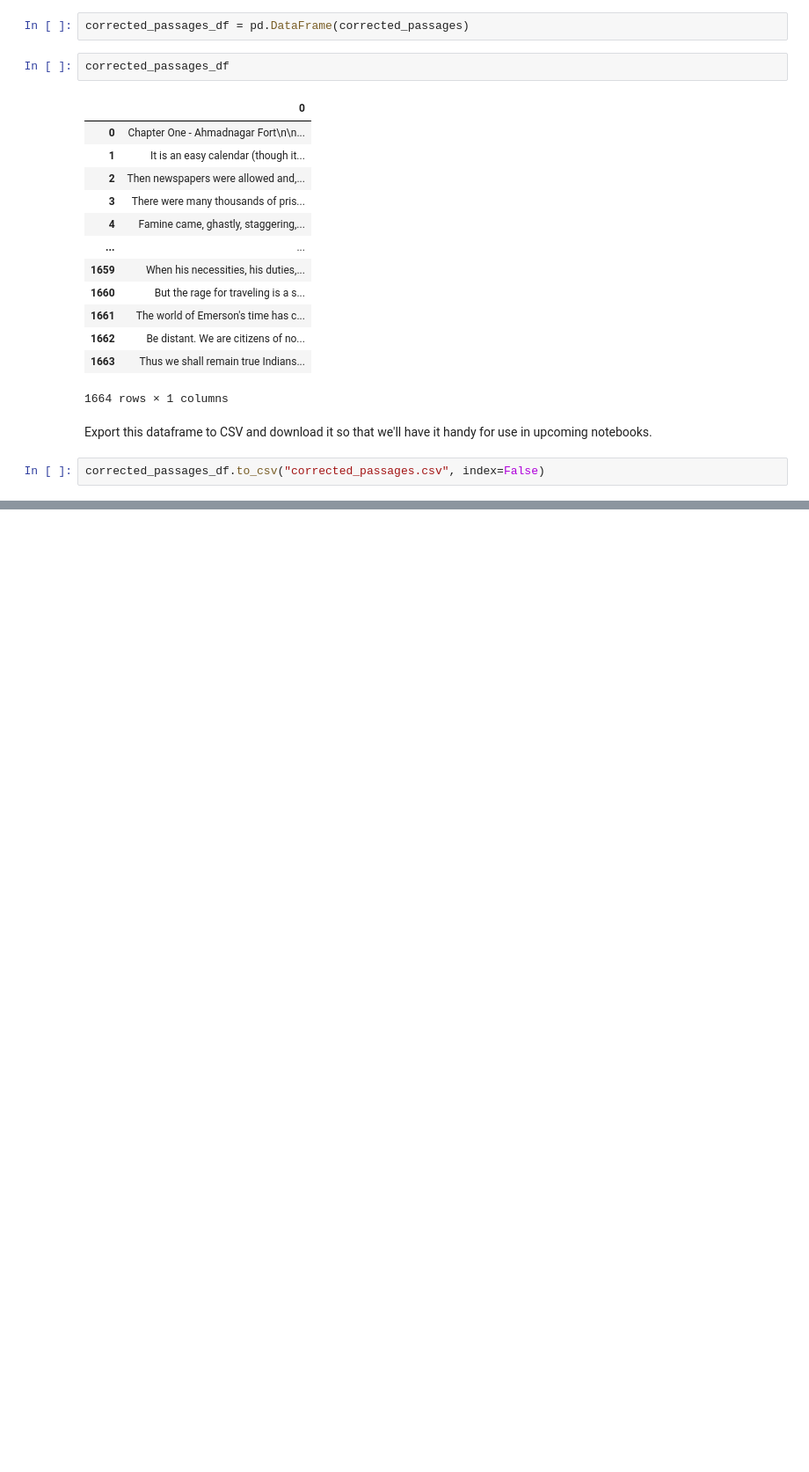
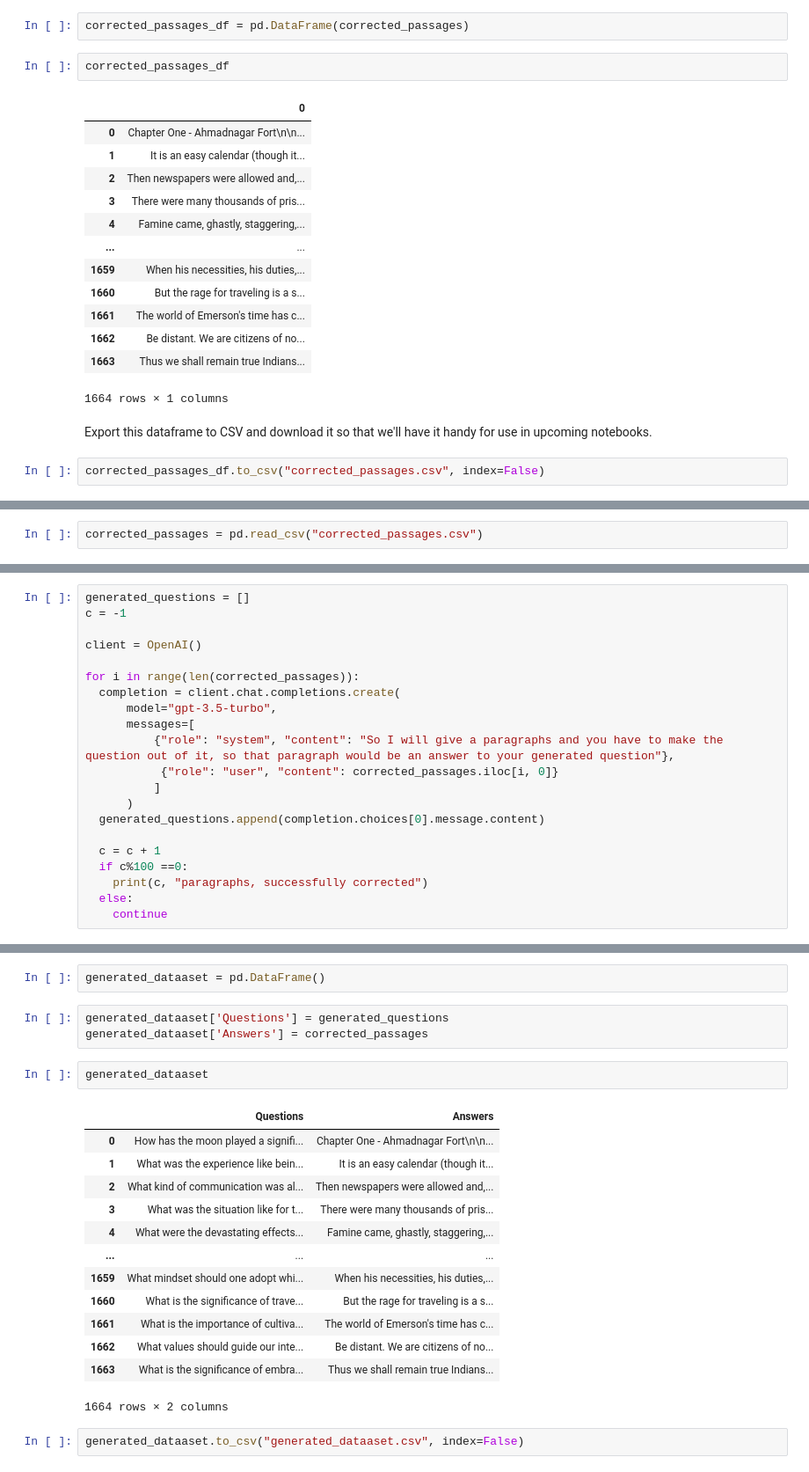
Before and after one commit to ManuSinghYadav/Mistral-7B-ft-Jawaharlal-Nehru, a Jupyter notebook: Using_OpenAIs_API_to_correct_the_raw_passages.ipynb, the cells around one changed output, grey strips where cells are left out. Shown: that part at 88% size. Saved outputs shown, nothing was run; the diff lists cells and outputs as text; blank space fills up the shorter version.

Commit message:
Generating questions from the passages.

```diff
--- a/Using_OpenAIs_API_to_correct_the_raw_passages.ipynb
+++ b/Using_OpenAIs_API_to_correct_the_raw_passages.ipynb
@@ -101,0 +122,2 @@ corrected_passages_df.to_csv("corrected_passages.csv", index=False)
+# %%
+corrected_passages = pd.read_csv("corrected_passages.csv")
@@ -101,0 +140,21 @@ corrected_passages_df.to_csv("corrected_passages.csv", index=False)
+# %%
+generated_questions = []
+c = -1
+
+client = OpenAI()
+
+for i in range(len(corrected_passages)):
+  completion = client.chat.completions.create(
+      model="gpt-3.5-turbo",
+      messages=[
+          {"role": "system", "content": "So I will give a paragraphs and you have to make the question out of it, so that paragraph would be an answer to your generated question"},
+           {"role": "user", "content": corrected_passages.iloc[i, 0]}
+          ]
+      )
+  generated_questions.append(completion.choices[0].message.content)
+
+  c = c + 1
+  if c%100 ==0:
+    print(c, "paragraphs, successfully corrected")
+  else:
+    continue
@@ -101,0 +179,23 @@ corrected_passages_df.to_csv("corrected_passages.csv", index=False)
+# %%
+generated_dataaset = pd.DataFrame()
+# %%
+generated_dataaset['Questions'] = generated_questions
+generated_dataaset['Answers'] = corrected_passages
+# %%
+generated_dataaset
+# %% [output]
+|  | Questions | Answers |
+| 0 | How has the moon played a signifi... | Chapter One - Ahmadnagar Fort\n\n... |
+| 1 | What was the experience like bein... | It is an easy calendar (though it... |
+| 2 | What kind of communication was al... | Then newspapers were allowed and,... |
+| 3 | What was the situation like for t... | There were many thousands of pris... |
+| 4 | What were the devastating effects... | Famine came, ghastly, staggering,... |
+| ... | ... | ... |
+| 1659 | What mindset should one adopt whi... | When his necessities, his duties,... |
+| 1660 | What is the significance of trave... | But the rage for traveling is a s... |
+| 1661 | What is the importance of cultiva... | The world of Emerson's time has c... |
+| 1662 | What values should guide our inte... | Be distant. We are citizens of no... |
+| 1663 | What is the significance of embra... | Thus we shall remain true Indians... |
+1664 rows × 2 columns
+# %%
+generated_dataaset.to_csv("generated_dataaset.csv", index=False)
```
Also changed, not shown: parts of 5 cells of this notebook.
